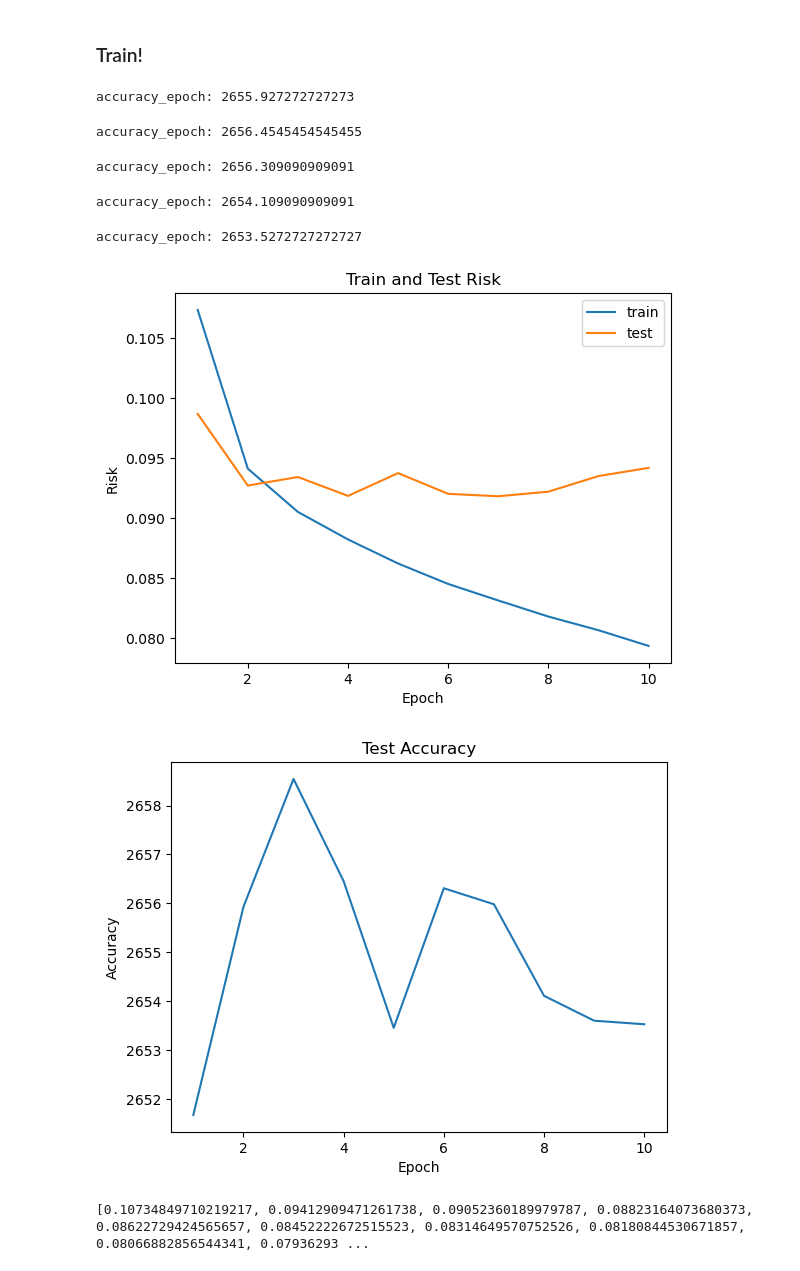
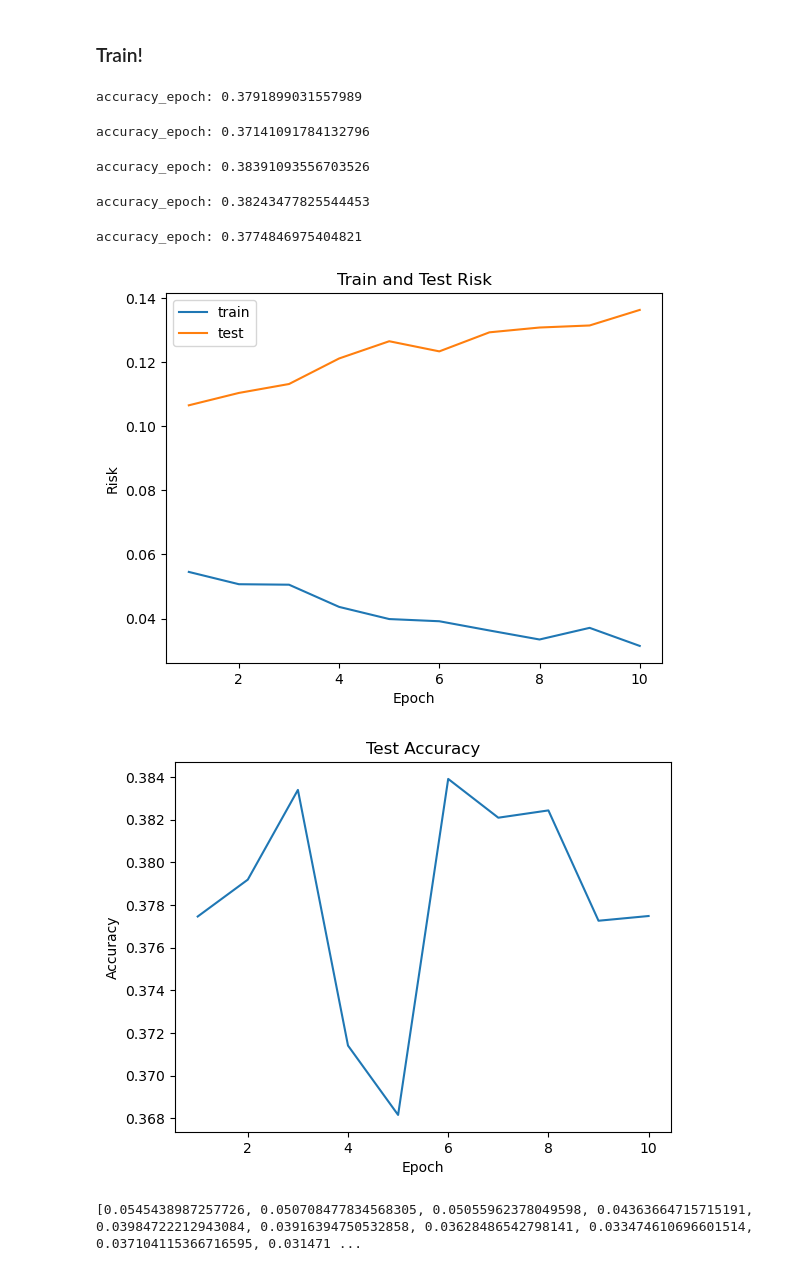
Before and after one commit to ZixiQu/SentiMind, a Jupyter notebook: source/SentiMind.ipynb, the cells around one changed output. Drawn from its saved outputs; the diff is of its cells as text; code cells hidden in the pictures.

```diff
--- a/source/SentiMind.ipynb
+++ b/source/SentiMind.ipynb
@@ -74,7 +74,7 @@ id_to_class = {
 ##### Step 1 and 2: Tokenizing the input, use one of the pretrained encoder transformer from hugging face to process the embedding, make it context aware to increase accuracy.
 # %%
 # Choose a model
-model_name = "distilbert-base-uncased"  # Replace with "albert-base-v2", "distilroberta-base", or "huawei-noah/TinyBERT_General_4L_312D"
+model_name = "roberta-base"  # Replace with "albert-base-v2", "distilroberta-base", or "huawei-noah/TinyBERT_General_4L_312D", "roberta-base"
 tokenizer = AutoTokenizer.from_pretrained(model_name)
 encoder_model = AutoModel.from_pretrained(model_name).to(device)
 embedding_size = encoder_model.config.hidden_size
@@ -271,11 +323,25 @@ def infer(probs, threshold):
     return selected
 
 def calculate_acc(predicted, labels):
-    concat = torch.cat((predicted, labels), dim=0)
-    unique = torch.unique(concat)
-    matches = torch.eq(predicted[:, None], labels)
-    correct = matches.sum()
-    return (correct / unique.shape[0]).item()
+    # Convert tensors to lists of indices for each row
+    labels = [row.nonzero(as_tuple=True)[0].tolist() for row in labels]
+    predicted = [row.nonzero(as_tuple=True)[0].tolist() for row in predicted]
+
+    # Calculate accuracy
+    correct = 0
+    total = 0
+
+    for label, pred in zip(labels, predicted):
+        # Convert to sets for easier comparison
+        label_set = set(label)
+        pred_set = set(pred)
+
+        # Count matches
+        correct += len(label_set.intersection(pred_set))
+        total += len(label_set.union(pred_set))
+
+    # Return accuracy as a float (handle edge case of total = 0)
+    return correct / total if total > 0 else 0.0
 
 def test(model, dataset, loss_function, device):
     """
@@ -312,17 +378,17 @@ def test(model, dataset, loss_function, device):
             loss = loss_function(outputs, labels)  ## COMPLETED ## using loss_function
 
             # determine the class of output from sigmoid output
-            predicted = outputs >= 0.2
+            predicted = outputs >= 0.5
             # TODO: move to infer()
             # TODO: find appropriate threshold
             # TODO: if predicted is none, pick highest
             predicted = predicted.int()
 
             # compute the fraction of correctly predicted labels
-            correct_predict = (predicted == labels).sum() / 28  ## COMPLETED ##  # TODO: consider partially correct answer, this is very wrong now: a lot of 0 == 0 in 28 classes counted for correct answer solution: accuracy calculation
+            # correct_predict = (predicted == labels).sum() / 28  ## COMPLETED ##  # TODO: consider partially correct answer, this is very wrong now: a lot of 0 == 0 in 28 classes counted for correct answer solution: accuracy calculation
 
             risk += loss.item()
-            accuracy += correct_predict.item()
+            accuracy += calculate_acc(predicted, labels)
 
         # average test risk and accuracy over the whole test dataset
         test_risk = risk / len(test_dataloader)  ## COMPLETED ##
@@ -431,13 +497,13 @@ test(CNN, test_dataset, loss_function, device)
 ### Train!
 # %%
 # CNN = CNN_Model(embedding_size)
-train(model=CNN, dataset=train_dataset, num_epochs=10, lr=0.001, batch_size=16, device=device)
+train(model=CNN, dataset=train_dataset, num_epochs=10, lr=0.0005, batch_size=128, device=device)
 # %% [output]
-accuracy_epoch: 2655.927272727273
+accuracy_epoch: 0.3791899031557989
-accuracy_epoch: 2656.4545454545455
+accuracy_epoch: 0.37141091784132796
-accuracy_epoch: 2656.309090909091
+accuracy_epoch: 0.38391093556703526
-accuracy_epoch: 2654.109090909091
+accuracy_epoch: 0.38243477825544453
-accuracy_epoch: 2653.5272727272727
+accuracy_epoch: 0.3774846975404821
-[figure, old version]
+[figure, new version]
-[figure, old version]
+[figure, new version]
-[0.10734849710219217, 0.09412909471261738, 0.09052360189979787, 0.08823164073680373, 0.08622729424565657, 0.08452222672515523, 0.08314649570752526, 0.08180844530671857, 0.08066882856544341, 0.07936293 ...
+[0.0545438987257726, 0.050708477834568305, 0.05055962378049598, 0.04363664715715191, 0.03984722212943084, 0.03916394750532858, 0.03628486542798141, 0.033474610696601514, 0.037104115366716595, 0.031471 ...
```
Also changed, not shown: parts of 12 cells of this notebook, 2 other files.
